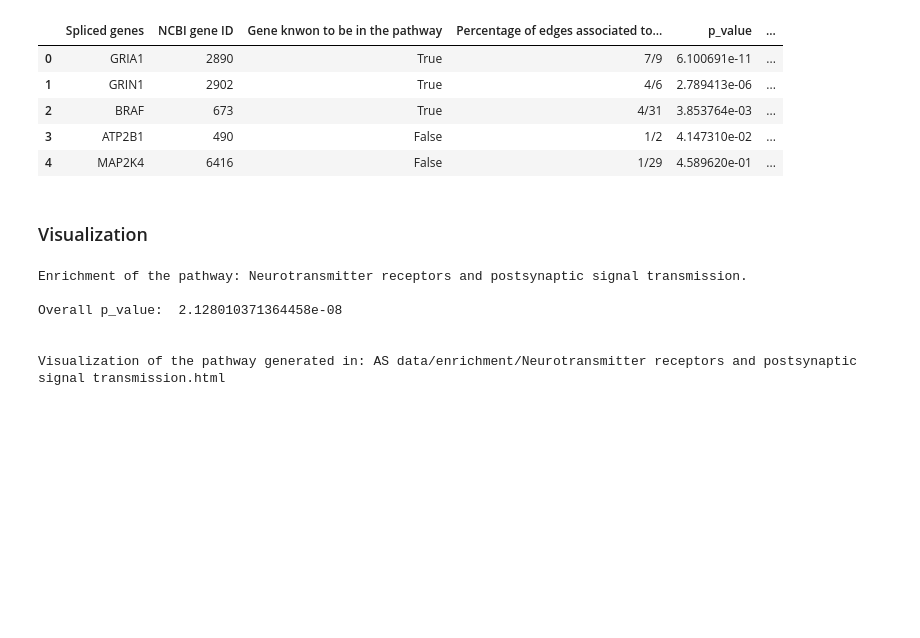
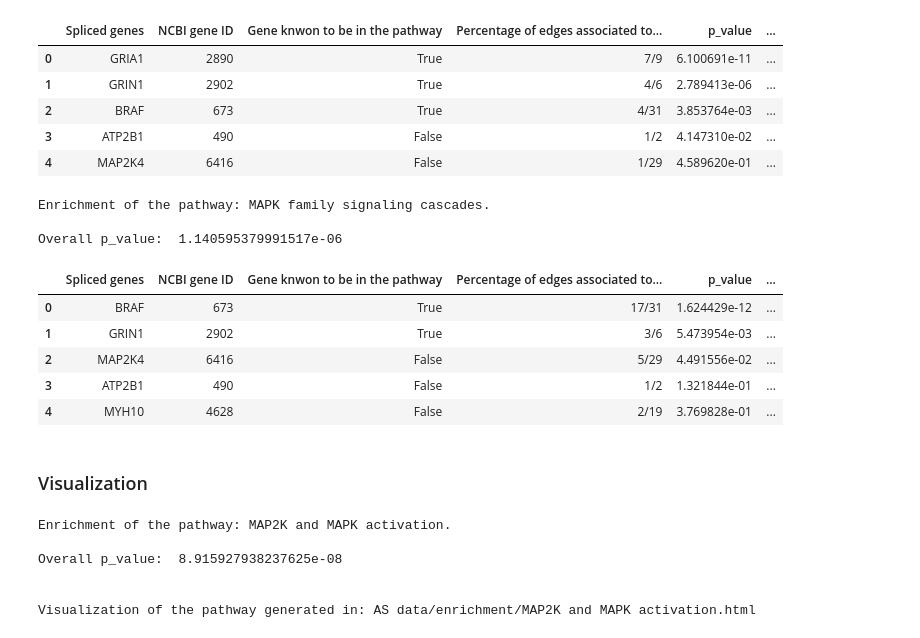
Before and after one commit to louadi/NEASE-tutorials, a Jupyter notebook: MS.ipynb, the cells around one changed output. Drawn from its saved outputs; the diff is of its cells as text; code cells hidden in the pictures; blank space fills up the shorter version.

Commit message:
add platelet data

```diff
--- a/MS.ipynb
+++ b/MS.ipynb
@@ -129,14 +173,26 @@ Overall p_value:  2.128010371364458e-08
 | 2 | BRAF | 673 | True | 4/31 | 3.853764e-03 | ... |
 | 3 | ATP2B1 | 490 | False | 1/2 | 4.147310e-02 | ... |
 | 4 | MAP2K4 | 6416 | False | 1/29 | 4.589620e-01 | ... |
+# %%
+events.path_analysis('R-HSA-5683057')
+# %% [output]
+Enrichment of the pathway: MAPK family signaling cascades.
+
+Overall p_value:  1.140595379991517e-06
+|  | Spliced genes | NCBI gene ID | Gene knwon to be in the pathway | Percentage of edges associated to... | p_value | ... |
+| 0 | BRAF | 673 | True | 17/31 | 1.624429e-12 | ... |
+| 1 | GRIN1 | 2902 | True | 3/6 | 5.473954e-03 | ... |
+| 2 | MAP2K4 | 6416 | False | 5/29 | 4.491556e-02 | ... |
+| 3 | ATP2B1 | 490 | False | 1/2 | 1.321844e-01 | ... |
+| 4 | MYH10 | 4628 | False | 2/19 | 3.769828e-01 | ... |
 # %% [markdown]
 ### Visualization
 # %%
-events.Vis_path("R-HSA-112314",file='AS data/enrichment/',k=0.8)
+events.Vis_path("R-HSA-5674135",file='AS data/enrichment/',k=0.8)
 # %% [output]
-Enrichment of the pathway: Neurotransmitter receptors and postsynaptic signal transmission.
+Enrichment of the pathway: MAP2K and MAPK activation.
 
-Overall p_value:  2.128010371364458e-08
+Overall p_value:  8.915927938237625e-08
 
 
-Visualization of the pathway generated in: AS data/enrichment/Neurotransmitter receptors and postsynaptic signal transmission.html
+Visualization of the pathway generated in: AS data/enrichment/MAP2K and MAPK activation.html
```
Also changed, not shown: parts of 9 cells of this notebook, 4 other files.
